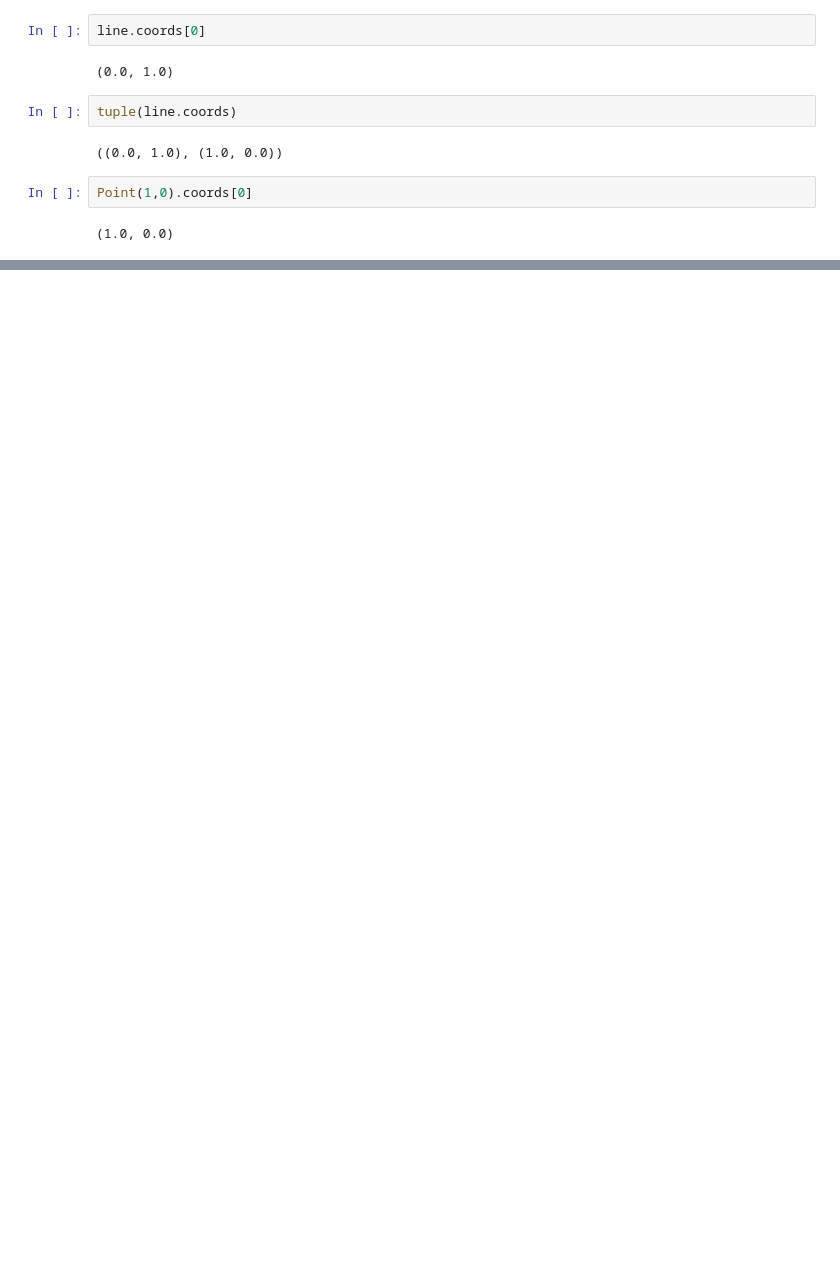
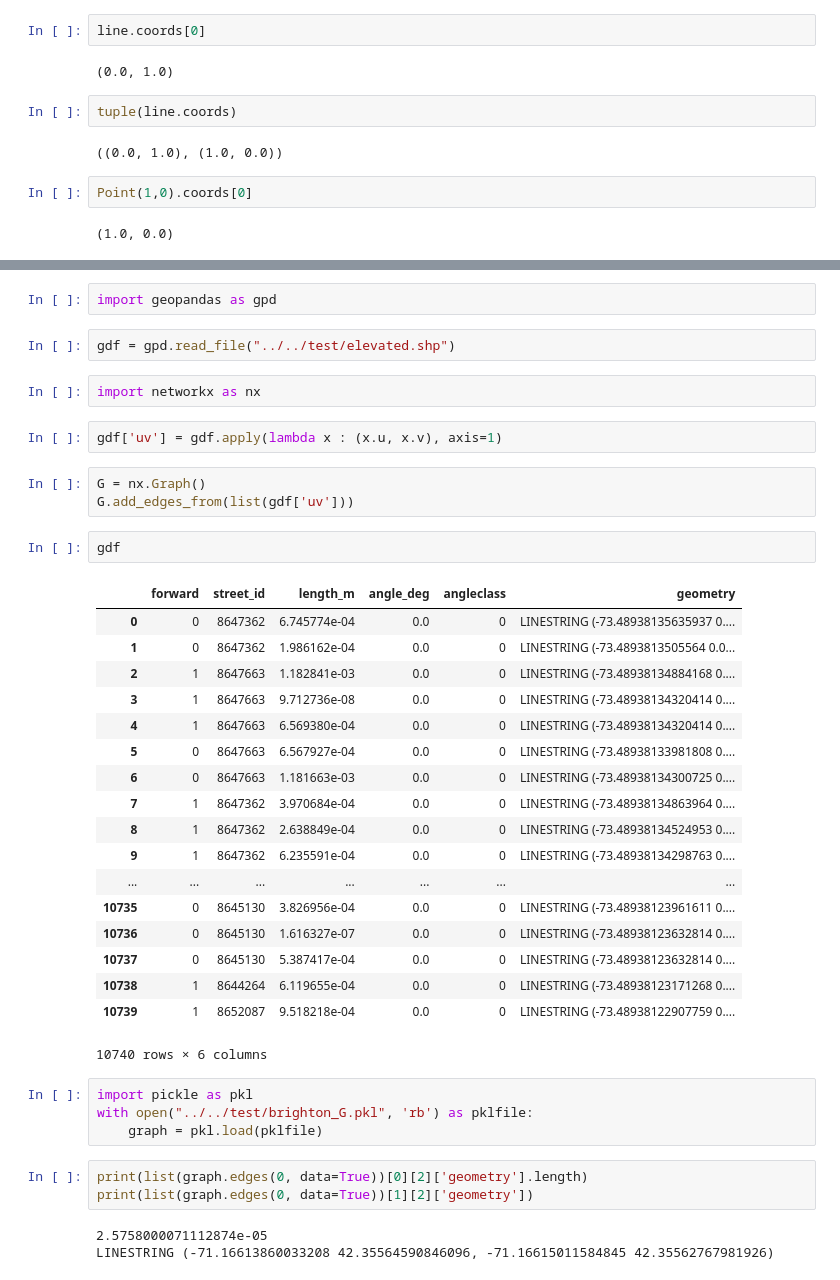
Before and after one commit to saltzadam/WheelWay, a Jupyter notebook: jupyter/brighton/scratch.ipynb, the cells around one changed output, grey strips where cells are left out. Cells and saved outputs as stored; diff of their text form; blank space fills up the shorter version.

```diff
--- a/jupyter/brighton/scratch.ipynb
+++ b/jupyter/brighton/scratch.ipynb
@@ -77,0 +54,42 @@ us_cities
+# %%
+import geopandas as gpd
+# %%
+gdf = gpd.read_file("../../test/elevated.shp")
+# %%
+import networkx as nx
+# %%
+gdf['uv'] = gdf.apply(lambda x : (x.u, x.v), axis=1)
+# %%
+G = nx.Graph()
+G.add_edges_from(list(gdf['uv']))
+# %%
+gdf
+# %% [output]
+|  | forward | street_id | length_m | angle_deg | angleclass | geometry |
+| 0 | 0 | 8647362 | 6.745774e-04 | 0.0 | 0 | LINESTRING (-73.48938135635937 0.... |
+| 1 | 0 | 8647362 | 1.986162e-04 | 0.0 | 0 | LINESTRING (-73.4893813505564 0.0... |
+| 2 | 1 | 8647663 | 1.182841e-03 | 0.0 | 0 | LINESTRING (-73.48938134884168 0.... |
+| 3 | 1 | 8647663 | 9.712736e-08 | 0.0 | 0 | LINESTRING (-73.48938134320414 0.... |
+| 4 | 1 | 8647663 | 6.569380e-04 | 0.0 | 0 | LINESTRING (-73.48938134320414 0.... |
+| 5 | 0 | 8647663 | 6.567927e-04 | 0.0 | 0 | LINESTRING (-73.48938133981808 0.... |
+| 6 | 0 | 8647663 | 1.181663e-03 | 0.0 | 0 | LINESTRING (-73.48938134300725 0.... |
+| 7 | 1 | 8647362 | 3.970684e-04 | 0.0 | 0 | LINESTRING (-73.48938134863964 0.... |
+| 8 | 1 | 8647362 | 2.638849e-04 | 0.0 | 0 | LINESTRING (-73.48938134524953 0.... |
+| 9 | 1 | 8647362 | 6.235591e-04 | 0.0 | 0 | LINESTRING (-73.48938134298763 0.... |
+| ... | ... | ... | ... | ... | ... | ... |
+| 10735 | 0 | 8645130 | 3.826956e-04 | 0.0 | 0 | LINESTRING (-73.48938123961611 0.... |
+| 10736 | 0 | 8645130 | 1.616327e-07 | 0.0 | 0 | LINESTRING (-73.48938123632814 0.... |
+| 10737 | 0 | 8645130 | 5.387417e-04 | 0.0 | 0 | LINESTRING (-73.48938123632814 0.... |
+| 10738 | 1 | 8644264 | 6.119655e-04 | 0.0 | 0 | LINESTRING (-73.48938123171268 0.... |
+| 10739 | 1 | 8652087 | 9.518218e-04 | 0.0 | 0 | LINESTRING (-73.48938122907759 0.... |
+10740 rows × 6 columns
+# %%
+import pickle as pkl
+with open("../../test/brighton_G.pkl", 'rb') as pklfile:
+    graph = pkl.load(pklfile)
+# %%
+print(list(graph.edges(0, data=True))[0][2]['geometry'].length)
+print(list(graph.edges(0, data=True))[1][2]['geometry'])
+# %% [output]
+2.5758000071112874e-05
+LINESTRING (-71.16613860033208 42.35564590846096, -71.16615011584845 42.35562767981926)
```
Also changed, not shown: parts of 52 cells of this notebook, 15 other files.
